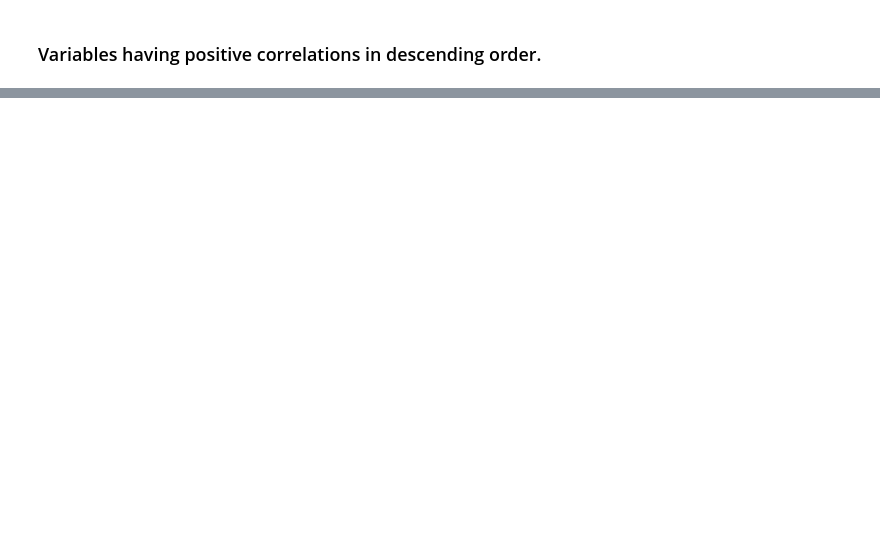
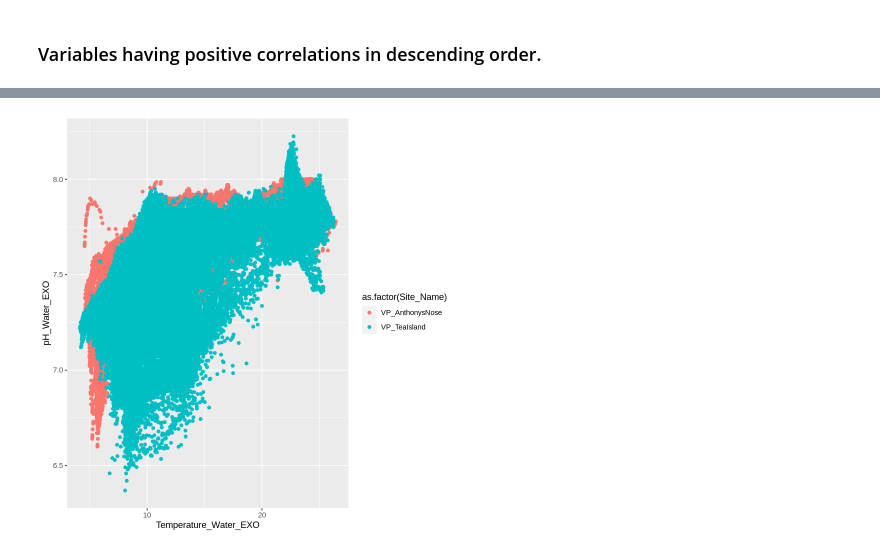
Before and after one commit to anirban-a/DataAnalyticsSpring2023_Anirban_Acharya, a Jupyter notebook: Jefferson_Project.ipynb, the cells around one changed output, grey strips where cells are left out. Saved outputs shown, nothing was run; the diff lists cells and outputs as text; code cells hidden in the pictures; blank space fills up the shorter version.

```diff
--- a/Jefferson_Project.ipynb
+++ b/Jefferson_Project.ipynb
@@ -121,0 +131,6 @@ A data.frame: 18 × 3
+# %%
+# Temperature_Water_EXO	vs pH_Water_EXO
+ggplot(df, aes(Temperature_Water_EXO,	pH_Water_EXO, color=as.factor(Site_Name)))+
+  geom_point()
+# %% [output]
+[figure, added]
```
Also changed, not shown: parts of 9 cells of this notebook.
